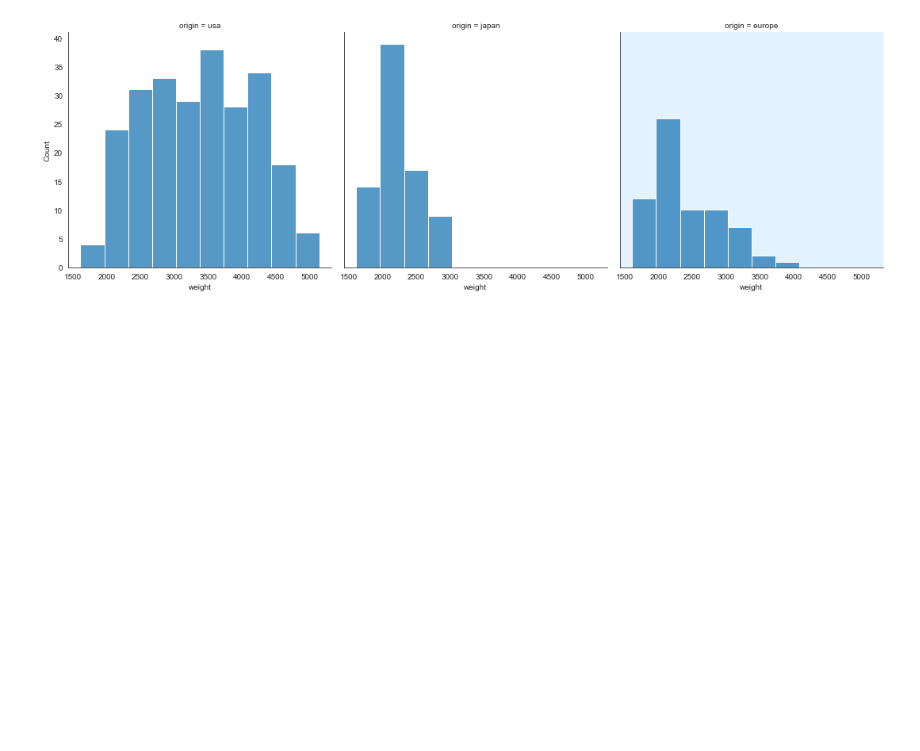
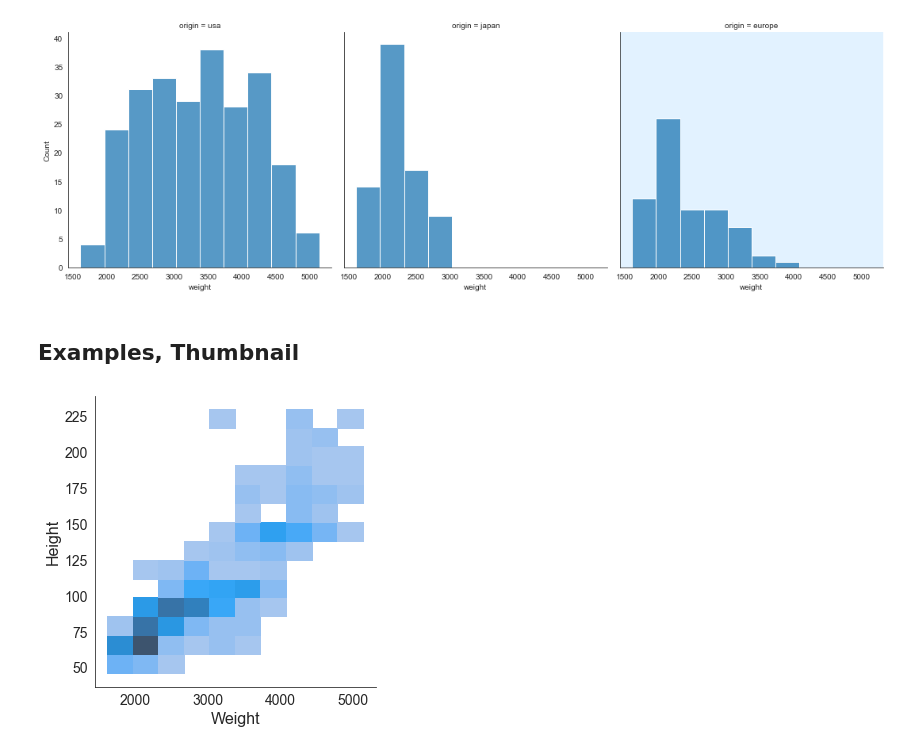
Before and after one commit to kimfetti/Videos, a Jupyter notebook: Seaborn/19_displot.ipynb, the cells around one changed output. Saved outputs shown, nothing was run; the diff lists cells and outputs as text; code cells hidden in the pictures; blank space fills up the shorter version.

Commit message:
Update displot code

```diff
--- a/Seaborn/19_displot.ipynb
+++ b/Seaborn/19_displot.ipynb
@@ -155,3 +155,15 @@ for col_val, ax in g.axes_dict.items():
         ax.set_facecolor("#E2F2FF")
 # %% [output]
 [figure]
+# %% [markdown]
+## Examples, Thumbnail
+# %%
+from matplotlib import pyplot as plt
+
+plt.rcParams['font.size'] = 14
+# %%
+sns.displot(x='weight', y='horsepower', data=cars)
+plt.xlabel('Weight', fontsize=16)
+plt.ylabel('Height', fontsize=16);
+# %% [output]
+[figure, added]
```
Also changed, not shown: parts of 5 cells of this notebook.
